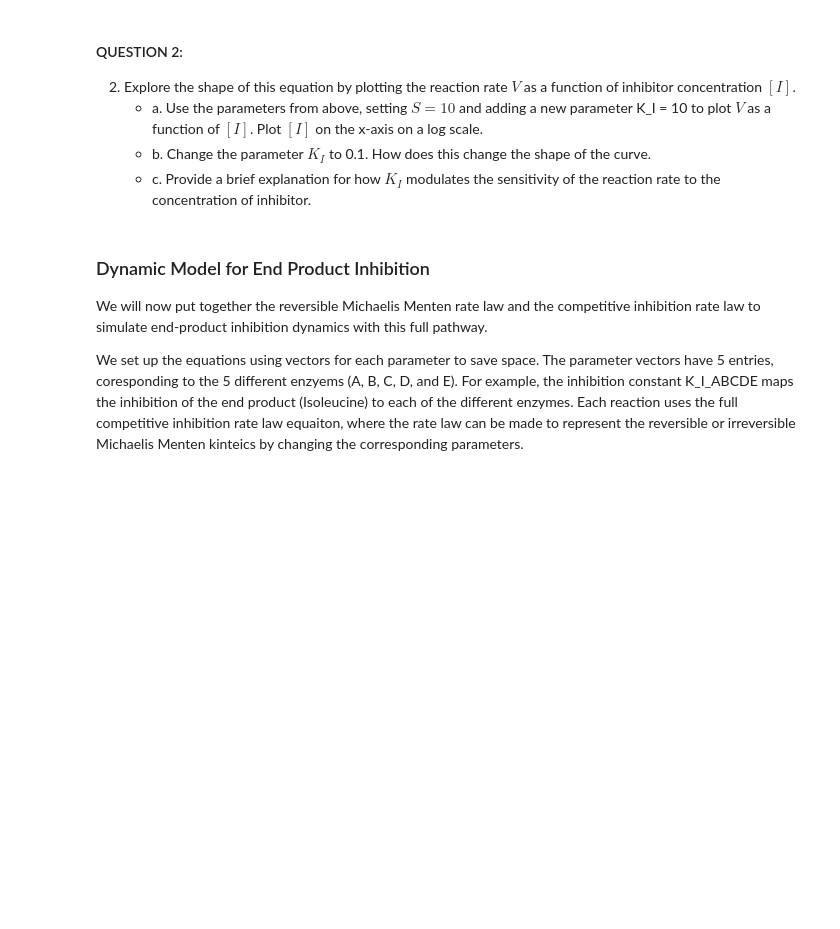
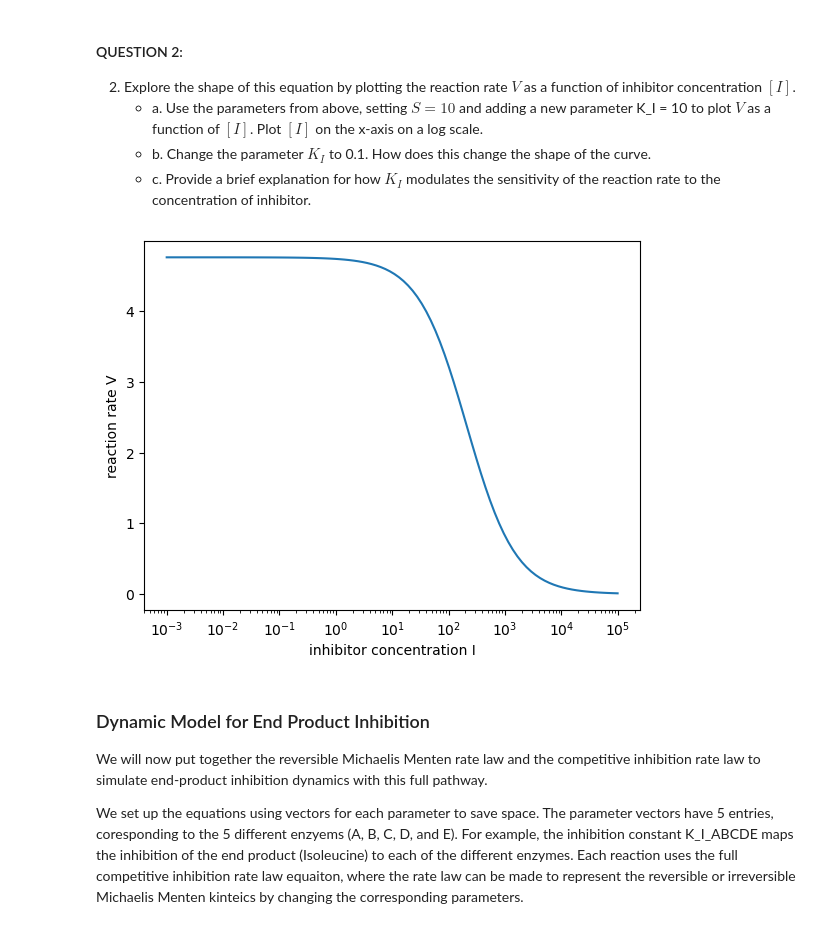
Before and after one commit to exu3/BME3340, a Jupyter notebook: L04/L04_End_Product_Inhibition.ipynb, the cells around one changed output. Cells and saved outputs as stored; diff of their text form; code cells hidden in the pictures; blank space fills up the shorter version.

```diff
--- a/L04/L04_End_Product_Inhibition.ipynb
+++ b/L04/L04_End_Product_Inhibition.ipynb
@@ -83,6 +105,25 @@ Where: $K^{I} = \frac{k_{-3}}{k_{3}}$
     * a. Use the parameters from above, setting $S=10$ and adding a new parameter K_I = 10 to plot $V$ as a function of $[I]$. Plot $[I]$ on the x-axis on a log scale.
     * b. Change the parameter $K_{I}$ to 0.1. How does this change the shape of the curve.
     * c. Provide a brief explanation for how $K_{I}$ modulates the sensitivity of the reaction rate to the concentration of inhibitor.
+# %%
+# Plot Rate vs Substrate Concentration
+V_max_f = 10
+V_max_r = 0 # 1
+K_M_S = 1
+K_M_P = 1
+P = 10
+S = 10
+K_I = 10 # 10 or .1
+I = np.logspace(-3,5,100)
+
+V = ((V_max_f/K_M_S)*S-(V_max_r/K_M_P)*P) / (1+(S/K_M_S)+(P/K_M_P)+(I/K_I))
+
+plt.plot(I, V)
+plt.xscale('log')
+plt.xlabel('inhibitor concentration I')
+plt.ylabel('reaction rate V');
+# %% [output]
+[figure, added]
 # %% [markdown]
 ### Dynamic Model for End Product Inhibition
 
```
Also changed, not shown: parts of 5 cells of this notebook, 6 other files.
